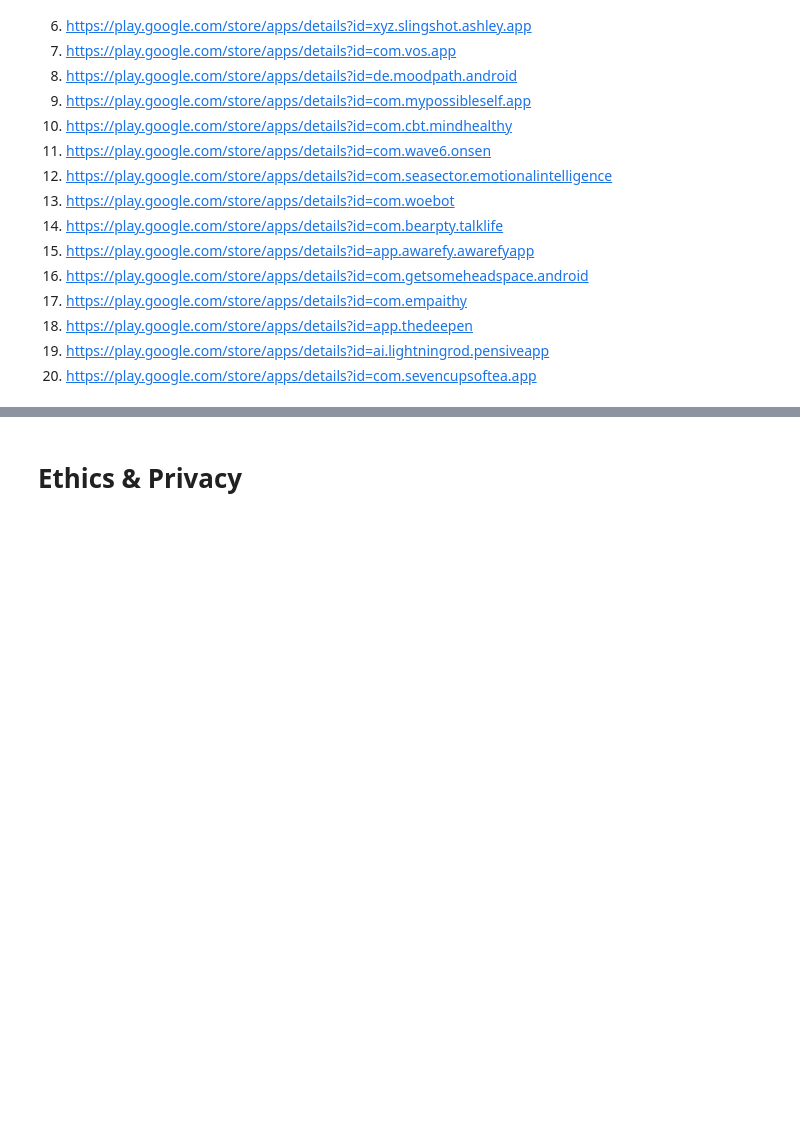
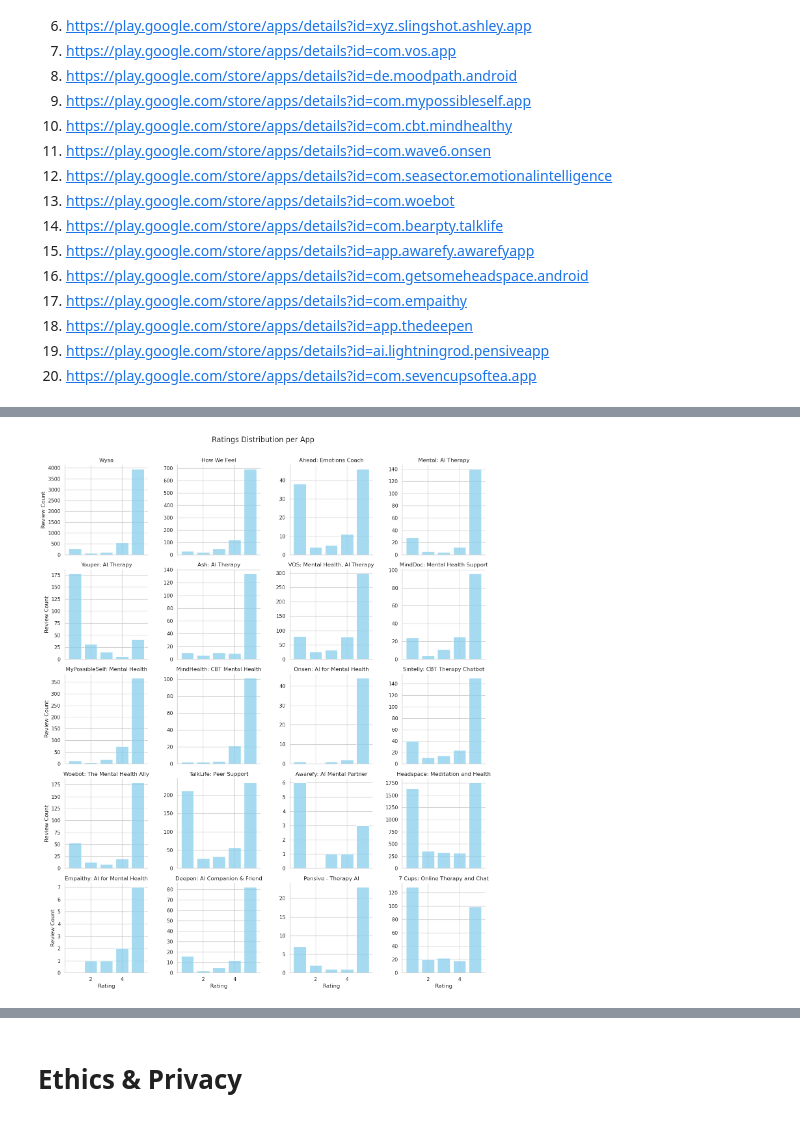
Before and after one commit to avalonandresen/cogs108, a Jupyter notebook: FinalProject_Group018_SP25.ipynb, the cells around one changed output, grey strips where cells are left out. Saved outputs shown, nothing was run; the diff lists cells and outputs as text; code cells hidden in the pictures; blank space fills up the shorter version.

```diff
--- a/FinalProject_Group018_SP25.ipynb
+++ b/FinalProject_Group018_SP25.ipynb
@@ -301,0 +551,13 @@ Some more words and stuff.  Remember notebooks work best if you interleave the c
+# %%
+sns.set(style="whitegrid")
+
+g = sns.FacetGrid(df_categorized, col="app", col_wrap=4, height=3.5, sharex=True, sharey=False)
+g.map_dataframe(sns.histplot, x="rating", bins=5, discrete=True, shrink=0.8, color='skyblue')
+
+g.set_titles(col_template="{col_name}")
+g.set_axis_labels("Rating", "Review Count")
+plt.subplots_adjust(top=0.93)
+g.fig.suptitle("Ratings Distribution per App", fontsize=16)
+plt.show()
+# %% [output]
+[figure, added]
```
Also changed, not shown: parts of 47 cells of this notebook, 2 other files.
